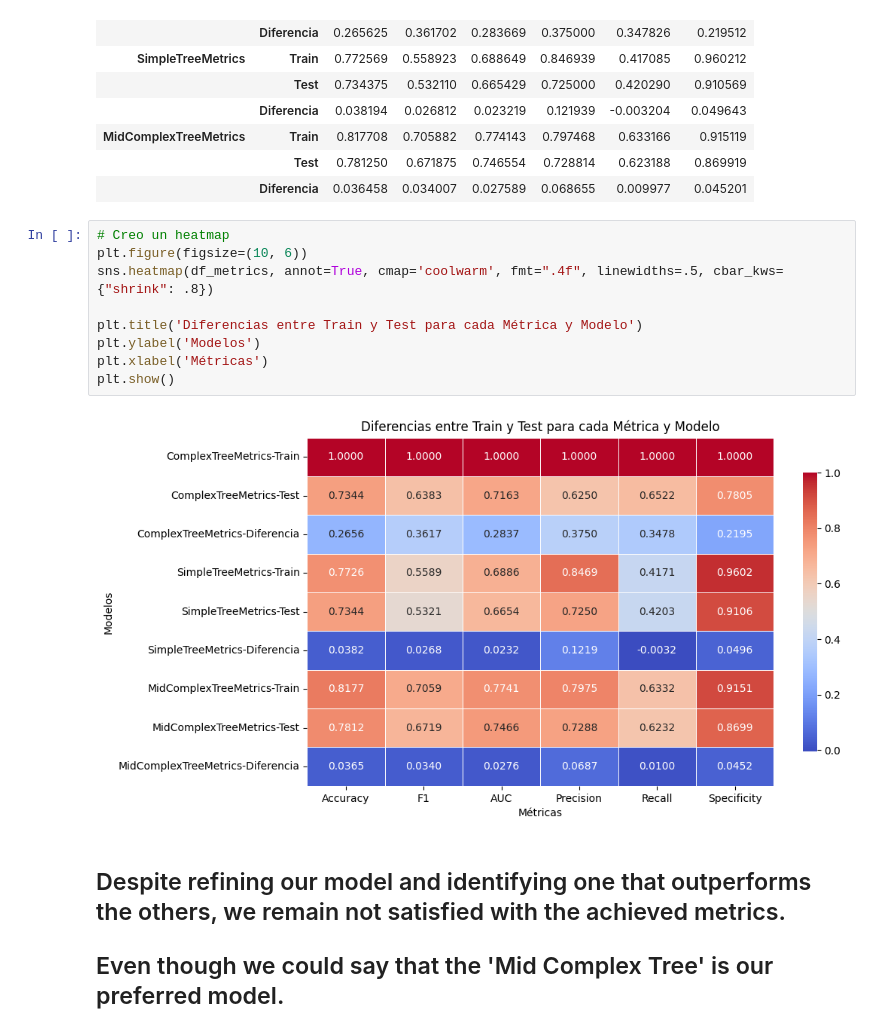
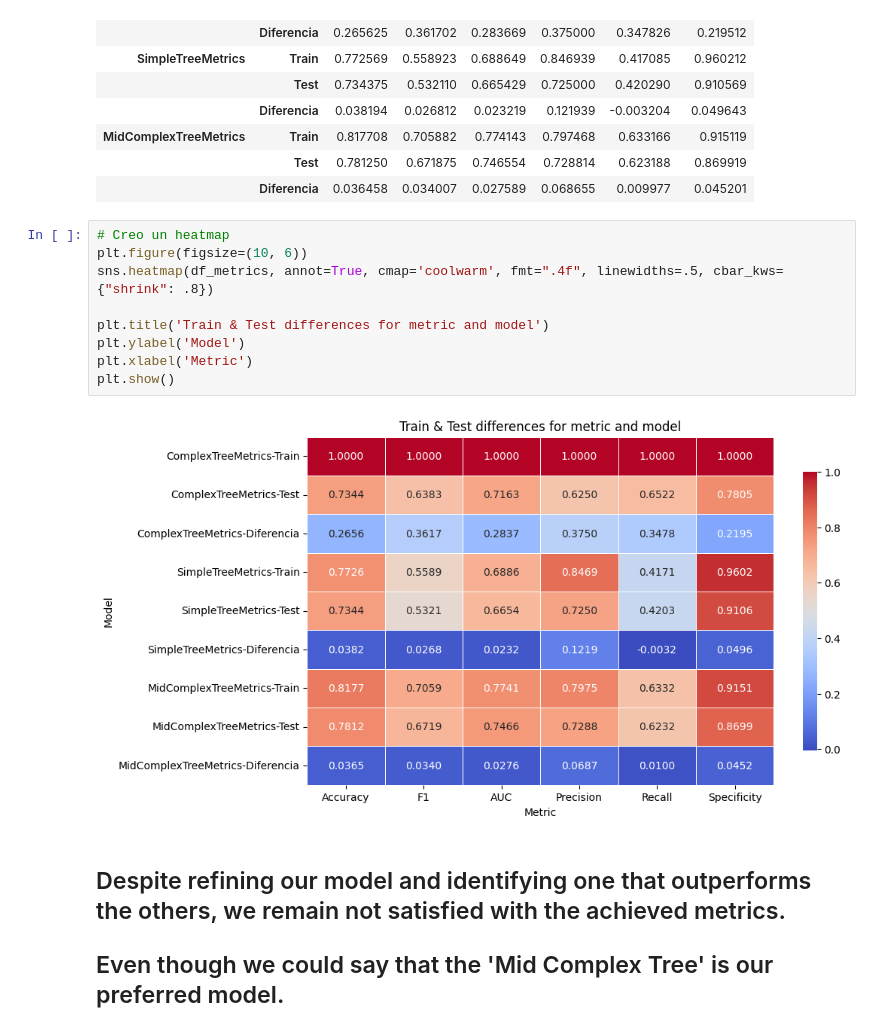
Before and after one commit to agustinluj/decision-tree-project-random-forest, a Jupyter notebook: src/explore.ipynb, the cells around one changed output. Saved outputs shown, nothing was run; the diff lists cells and outputs as text.

```diff
--- a/src/explore.ipynb
+++ b/src/explore.ipynb
@@ -332,14 +332,14 @@ df_metrics
 # %%
 # Creo un heatmap
 plt.figure(figsize=(10, 6))
 sns.heatmap(df_metrics, annot=True, cmap='coolwarm', fmt=".4f", linewidths=.5, cbar_kws={"shrink": .8})
 
-plt.title('Diferencias entre Train y Test para cada Métrica y Modelo')
-plt.ylabel('Modelos')
-plt.xlabel('Métricas')
+plt.title('Train & Test differences for metric and model')
+plt.ylabel('Model')
+plt.xlabel('Metric')
 plt.show()
 # %% [output]
-[figure, old version]
+[figure, new version]
 # %% [markdown]
 ## Despite refining our model and identifying one that outperforms the others, we remain not satisfied with the achieved metrics.
 ## Even though we could say that the 'Mid Complex Tree' is our preferred model.
```
Also changed, not shown: parts of 2 cells of this notebook.
